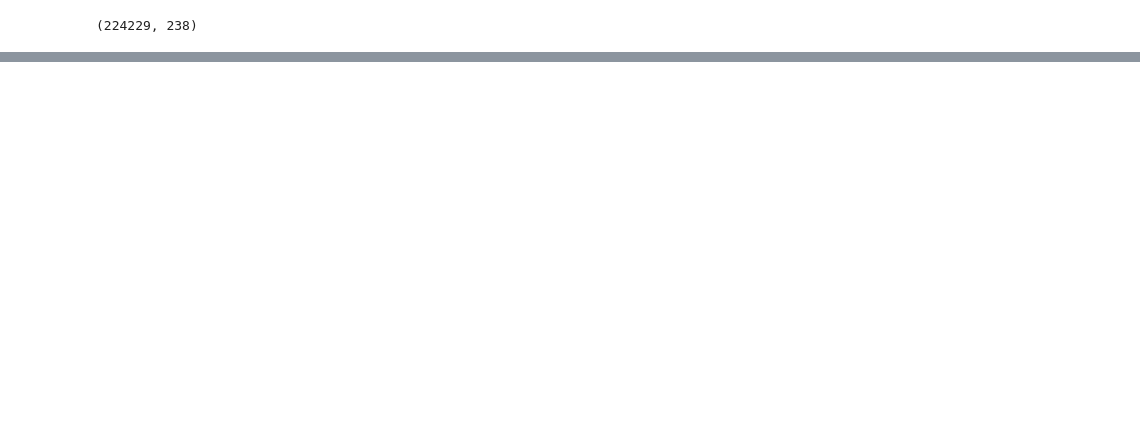
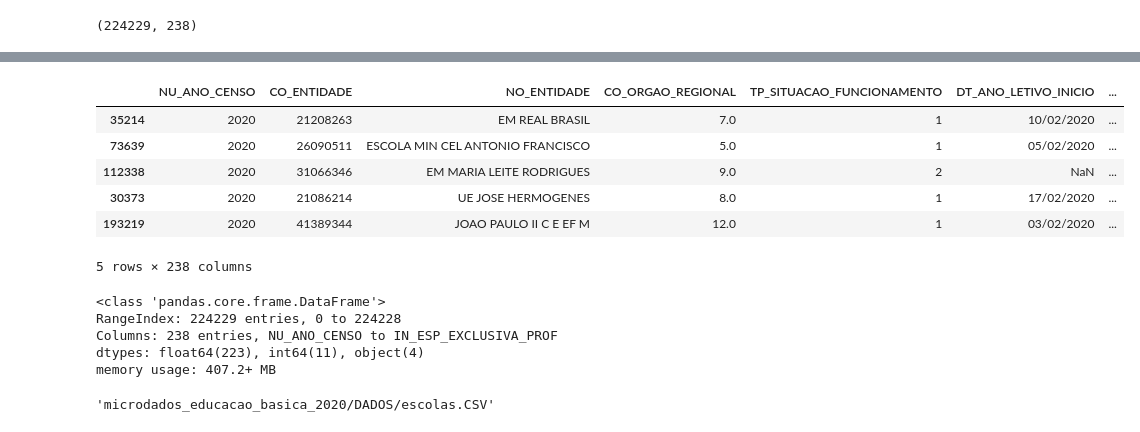
Before and after one commit to Ignorancia-Zero/curso-ciencia-dados, a Jupyter notebook: notebooks/Rascunho - Download Dados.ipynb, the cells around one changed output, grey strips where cells are left out. Drawn from its saved outputs; the diff is of its cells as text; code cells hidden in the pictures; blank space fills up the shorter version.

```diff
--- a/notebooks/Rascunho - Download Dados.ipynb
+++ b/notebooks/Rascunho - Download Dados.ipynb
@@ -78,0 +91,18 @@ dados.tail()
+# %%
+dados.sample(5)
+# %% [output]
+|  | NU_ANO_CENSO | CO_ENTIDADE | NO_ENTIDADE | CO_ORGAO_REGIONAL | TP_SITUACAO_FUNCIONAMENTO | DT_ANO_LETIVO_INICIO | ... |
+| 35214 | 2020 | 21208263 | EM REAL BRASIL | 7.0 | 1 | 10/02/2020 | ... |
+| 73639 | 2020 | 26090511 | ESCOLA MIN CEL ANTONIO FRANCISCO | 5.0 | 1 | 05/02/2020 | ... |
+| 112338 | 2020 | 31066346 | EM MARIA LEITE RODRIGUES | 9.0 | 2 | NaN | ... |
+| 30373 | 2020 | 21086214 | UE JOSE HERMOGENES | 8.0 | 1 | 17/02/2020 | ... |
+| 193219 | 2020 | 41389344 | JOAO PAULO II C E EF M | 12.0 | 1 | 03/02/2020 | ... |
+5 rows × 238 columns
+# %%
+dados.info()
+# %% [output]
+<class 'pandas.core.frame.DataFrame'>
+RangeIndex: 224229 entries, 0 to 224228
+Columns: 238 entries, NU_ANO_CENSO to IN_ESP_EXCLUSIVA_PROF
+dtypes: float64(223), int64(11), object(4)
+memory usage: 407.2+ MB
@@ -78,0 +115,4 @@ dados.tail()
+# %%
+[arq for arq in arq_zip.namelist() if "escolas.CSV" in arq][0]
+# %% [output]
+'microdados_educacao_basica_2020/DADOS/escolas.CSV'
```
Also changed, not shown: parts of 6 cells of this notebook, 1 other file.
